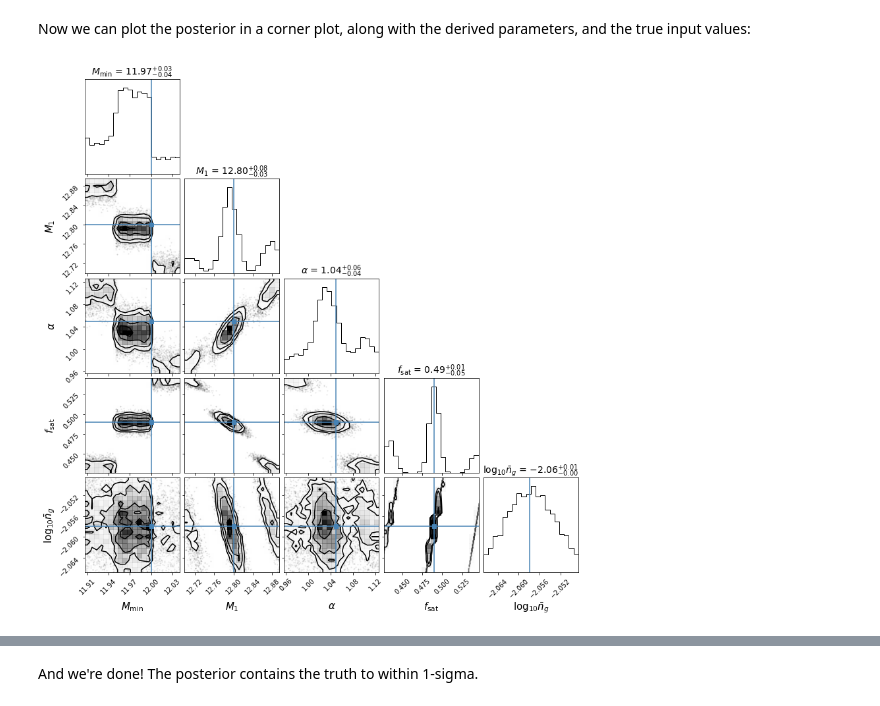
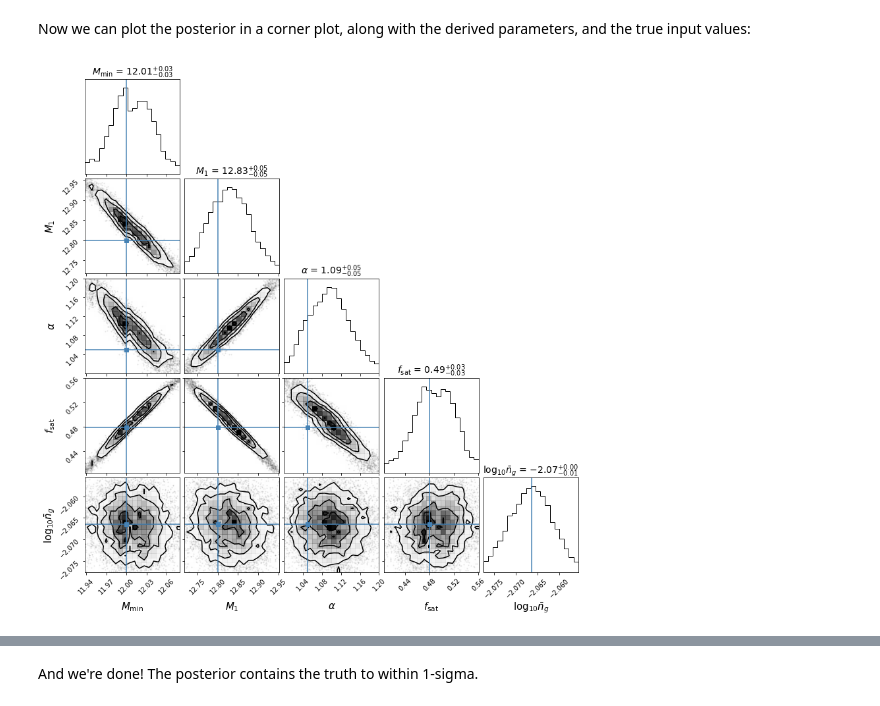
Before and after one commit to halomod/halomod, a Jupyter notebook: docs/examples/fitting.ipynb, the cells around one changed output, grey strips where cells are left out. Drawn from its saved outputs; the diff is of its cells as text; code cells hidden in the pictures.

```diff
--- a/docs/examples/fitting.ipynb
+++ b/docs/examples/fitting.ipynb
@@ -37,7 +37,8 @@ model = halomod.TracerHaloModel(
     hod_params={
         "M_min": 12.0,
         "M_1": 12.8,
-        'alpha': 1.05
+        'alpha': 1.05,
+        'central': True
     },
     dr_table=0.1,
     dlnk=0.1,
@@ -47,7 +48,7 @@ model = halomod.TracerHaloModel(
 Now, let's create some mock data with some Gaussian noise:
 # %%
 np.random.seed(1234)
-mock_data = model.corr_auto_tracer #+ np.random.normal(scale = 0.1 * np.abs(model.corr_auto_tracer))
+mock_data = model.corr_auto_tracer + np.random.normal(scale = 0.1 * np.abs(model.corr_auto_tracer))
 mock_ngal = model.mean_tracer_den
 # %%
 plt.plot(model.r, model.corr_auto_tracer)
@@ -109,7 +110,7 @@ flat_to_nested_dict(
 # %% [markdown]
 This will enable us to pass a list of parameter names that we want updated, which could be parameters of nested models. This means our posterior function is fairly general, and can accept any model parameters to be updated:
 # %%
-def log_prob(param_values, param_names, data, model, bounds=None, derived=(), derived_dtype=None):
+def log_prob(param_values, param_names, data, model, bounds=None, derived=()):
     # Pack parameters into a dict
     params = dict(zip(param_names, param_values))
 
@@ -124,7 +125,7 @@ def log_prob(param_values, param_names, data, model, bounds=None, derived=(), de
     params = flat_to_nested_dict(params)
     model.update(**params)
 
-    ll = chi_square(model.corr_auto_tracer, data[0], 0.2 * np.abs(fiducial_model.corr_auto_tracer))
+    ll = chi_square(model.corr_auto_tracer, data[0], 0.1 * np.abs(model.corr_auto_tracer))
     ll += chi_square(model.mean_tracer_den, data[1], 1e-4)
 
     if not np.isfinite(ll):
@@ -195,8 +166,6 @@ sampler = emcee.EnsembleSampler(
         'data': (mock_data, mock_ngal),
         'model': model,
         'derived': ['satellite_fraction', 'mean_tracer_den', 'corr_auto_tracer'],
-        'bounds':{"hod_params.M_min": (10, 14), 'hod_params.M_1': (10, 15), 'hod_params.alpha': (0.5, 1.5)},
-        'derived_dtype': blobs_dtype,
     },
     pool = Pool(32),
     blobs_dtype=blobs_dtype,
@@ -222,15 +191,15 @@ flatchain = np.hstack((flatchain, np.atleast_2d(blobs['sat_frac']).T, np.atleast
 # %%
 corner.corner(
     flatchain,
     labels=[r'$M_{\rm min}$', '$M_1$', r'$\alpha$', r'$f_{\rm sat}$', r'$\log_{10}\bar{n}_g$'],
     truths=[12.0, 12.8, 1.05, fiducial_model.satellite_fraction, np.log10(fiducial_model.mean_tracer_den)],
     show_titles=True,
-    range=[0.93, 0.93, 0.93, 0.93, 0.93],
+    range=[0.97, 0.97, 0.97, 0.97, 0.97],
     label_kwargs = {"fontsize": 15},
     title_kwargs = {"fontsize": 14},
 
 );
 
 plt.savefig("default_corner.pdf")
 # %% [output]
-[figure, old version]
+[figure, new version]
```
Also changed, not shown: parts of 23 cells of this notebook, 1 other file.
